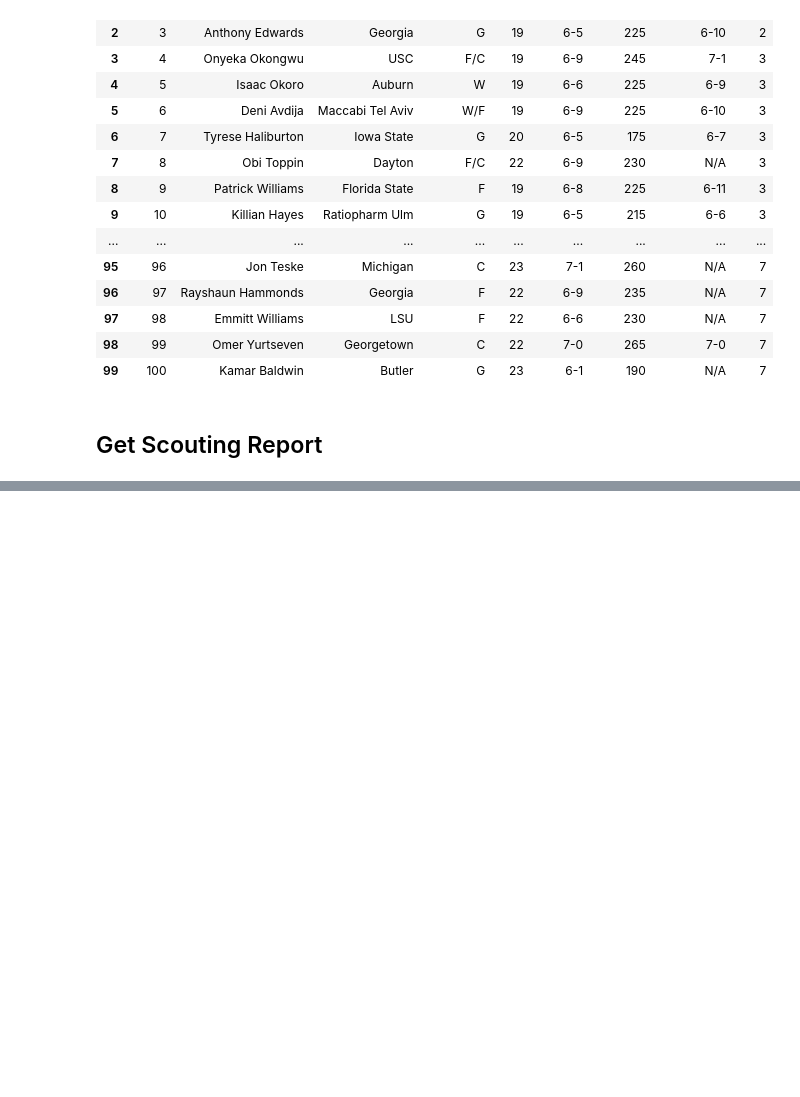
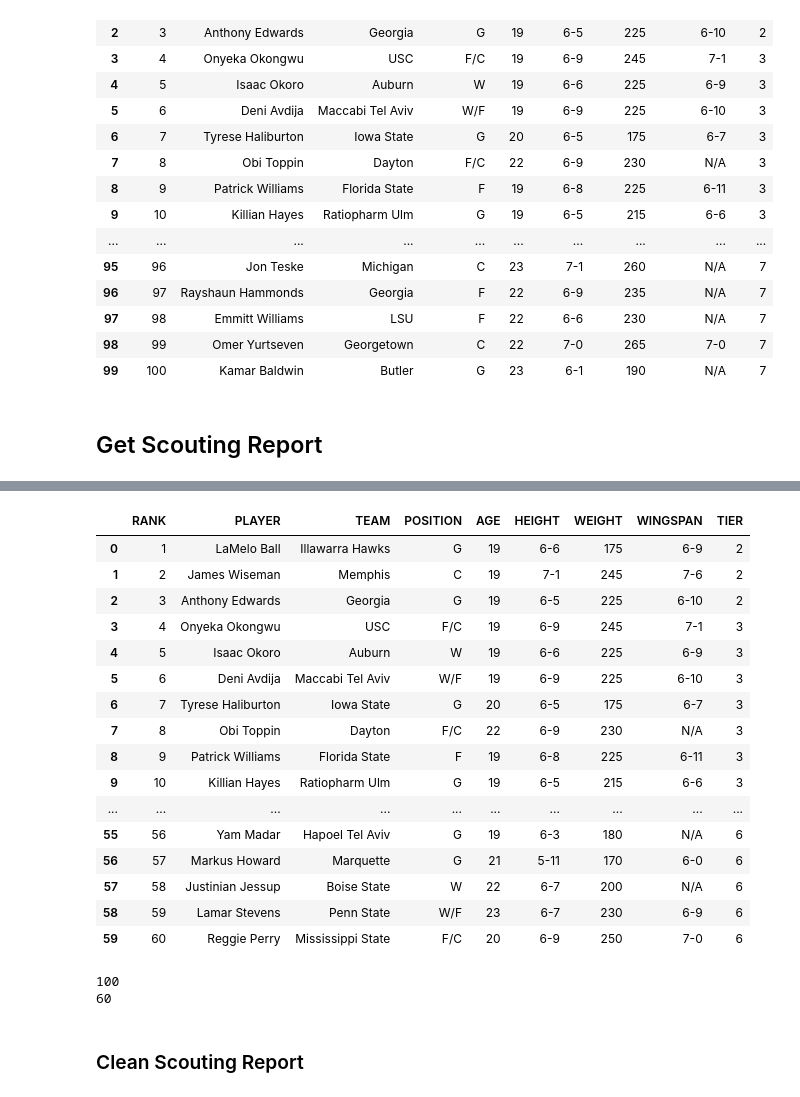
Before and after one commit to xulianrenzoku/decode-vecenie, a Jupyter notebook: data_processors/process_data_2020.ipynb, the cells around one changed output, grey strips where cells are left out. Drawn from its saved outputs; the diff is of its cells as text; code cells hidden in the pictures; blank space fills up the shorter version.

Commit message:
Update processor for 2020 class; Add scouting report cleaner

```diff
--- a/data_processors/process_data_2020.ipynb
+++ b/data_processors/process_data_2020.ipynb
@@ -158,3 +158,5 @@ big_board
 | 99 | 100 | Kamar Baldwin | Butler | G | 23 | 6-1 | 190 | N/A | 7 |
 # %% [markdown]
 ## Get Scouting Report
+# %%
+raw = [row.replace('\t', ' ') for row in raw]
@@ -160,0 +192,2 @@ big_board
+# %%
+sr_dict = identify_scouting_report(raw, big_board)
@@ -160,0 +196,16 @@ big_board
+# %%
+def check_categories(sc):
+    n_err = 0
+    for cat in ['STRENGTHS', 'WEAKNESSES', 'SUMMARY', 'GRADE']:
+        if cat not in ' '.join(sc):
+            print(cat)
+            n_err += 1
+    return n_err
+# %%
+players_removed = []
+
+for player in sr_dict.keys():
+    if check_categories(sr_dict[player]) >= 1:
+        print(player)
+        players_removed.append(player)
+        print()
@@ -160,0 +230,34 @@ big_board
+# %%
+# Remove those players
+big_board = big_board[~big_board['PLAYER'].isin(players_removed)].reset_index()\
+                                                                 .drop('index', axis=1)
+big_board
+# %% [output]
+|  | RANK | PLAYER | TEAM | POSITION | AGE | HEIGHT | WEIGHT | WINGSPAN | TIER |
+| 0 | 1 | LaMelo Ball | Illawarra Hawks | G | 19 | 6-6 | 175 | 6-9 | 2 |
+| 1 | 2 | James Wiseman | Memphis | C | 19 | 7-1 | 245 | 7-6 | 2 |
+| 2 | 3 | Anthony Edwards | Georgia | G | 19 | 6-5 | 225 | 6-10 | 2 |
+| 3 | 4 | Onyeka Okongwu | USC | F/C | 19 | 6-9 | 245 | 7-1 | 3 |
+| 4 | 5 | Isaac Okoro | Auburn | W | 19 | 6-6 | 225 | 6-9 | 3 |
+| 5 | 6 | Deni Avdija | Maccabi Tel Aviv | W/F | 19 | 6-9 | 225 | 6-10 | 3 |
+| 6 | 7 | Tyrese Haliburton | Iowa State | G | 20 | 6-5 | 175 | 6-7 | 3 |
+| 7 | 8 | Obi Toppin | Dayton | F/C | 22 | 6-9 | 230 | N/A | 3 |
+| 8 | 9 | Patrick Williams | Florida State | F | 19 | 6-8 | 225 | 6-11 | 3 |
+| 9 | 10 | Killian Hayes | Ratiopharm Ulm | G | 19 | 6-5 | 215 | 6-6 | 3 |
+| ... | ... | ... | ... | ... | ... | ... | ... | ... | ... |
+| 55 | 56 | Yam Madar | Hapoel Tel Aviv | G | 19 | 6-3 | 180 | N/A | 6 |
+| 56 | 57 | Markus Howard | Marquette | G | 21 | 5-11 | 170 | 6-0 | 6 |
+| 57 | 58 | Justinian Jessup | Boise State | W | 22 | 6-7 | 200 | N/A | 6 |
+| 58 | 59 | Lamar Stevens | Penn State | W/F | 23 | 6-7 | 230 | 6-9 | 6 |
+| 59 | 60 | Reggie Perry | Mississippi State | F/C | 20 | 6-9 | 250 | 7-0 | 6 |
+# %%
+# Remove those players
+print(len(sr_dict))
+for player in players_removed:
+    del sr_dict[player]
+print(len(sr_dict))
+# %% [output]
+100
+60
+# %% [markdown]
+### Clean Scouting Report
```
Also changed, not shown: parts of 16 cells of this notebook.
